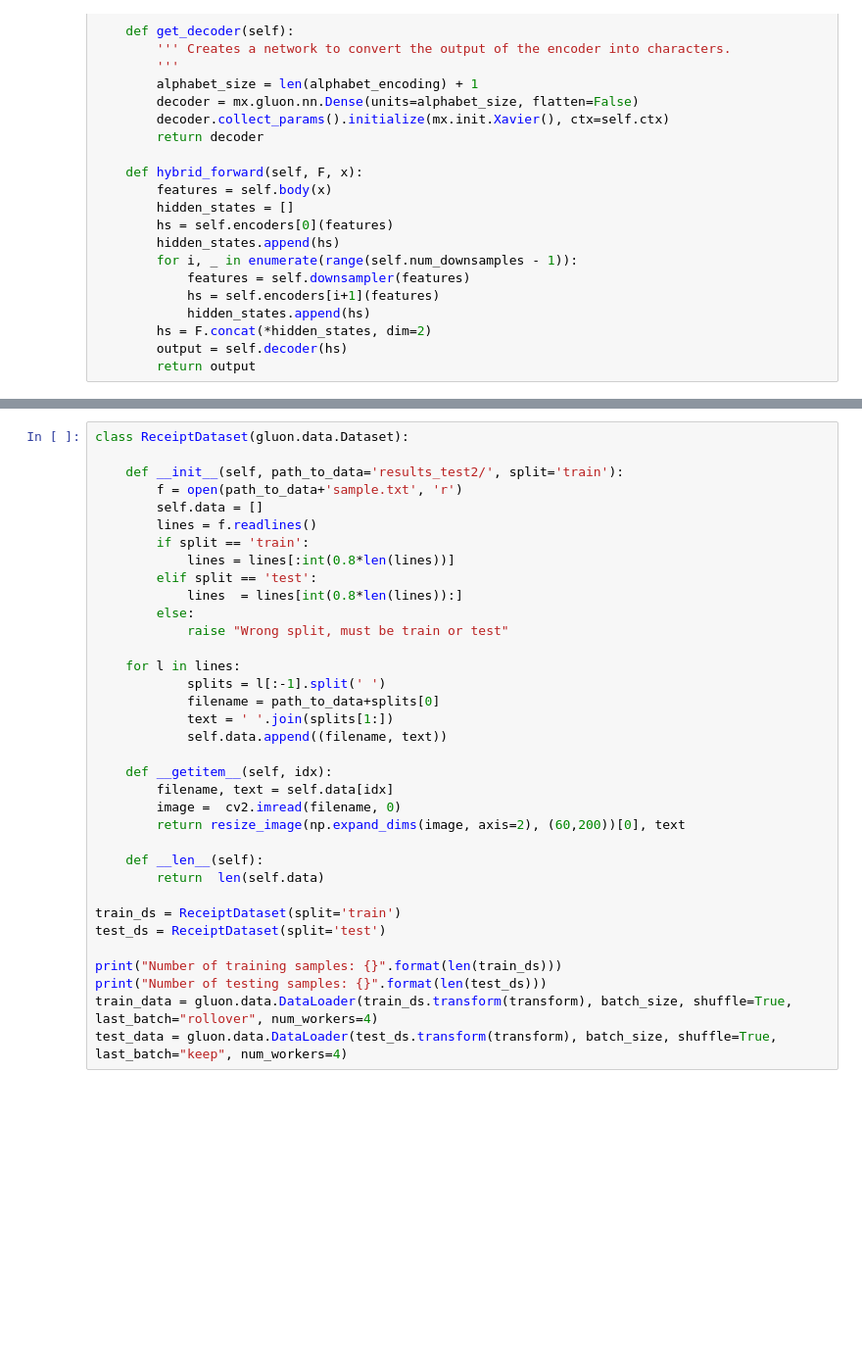
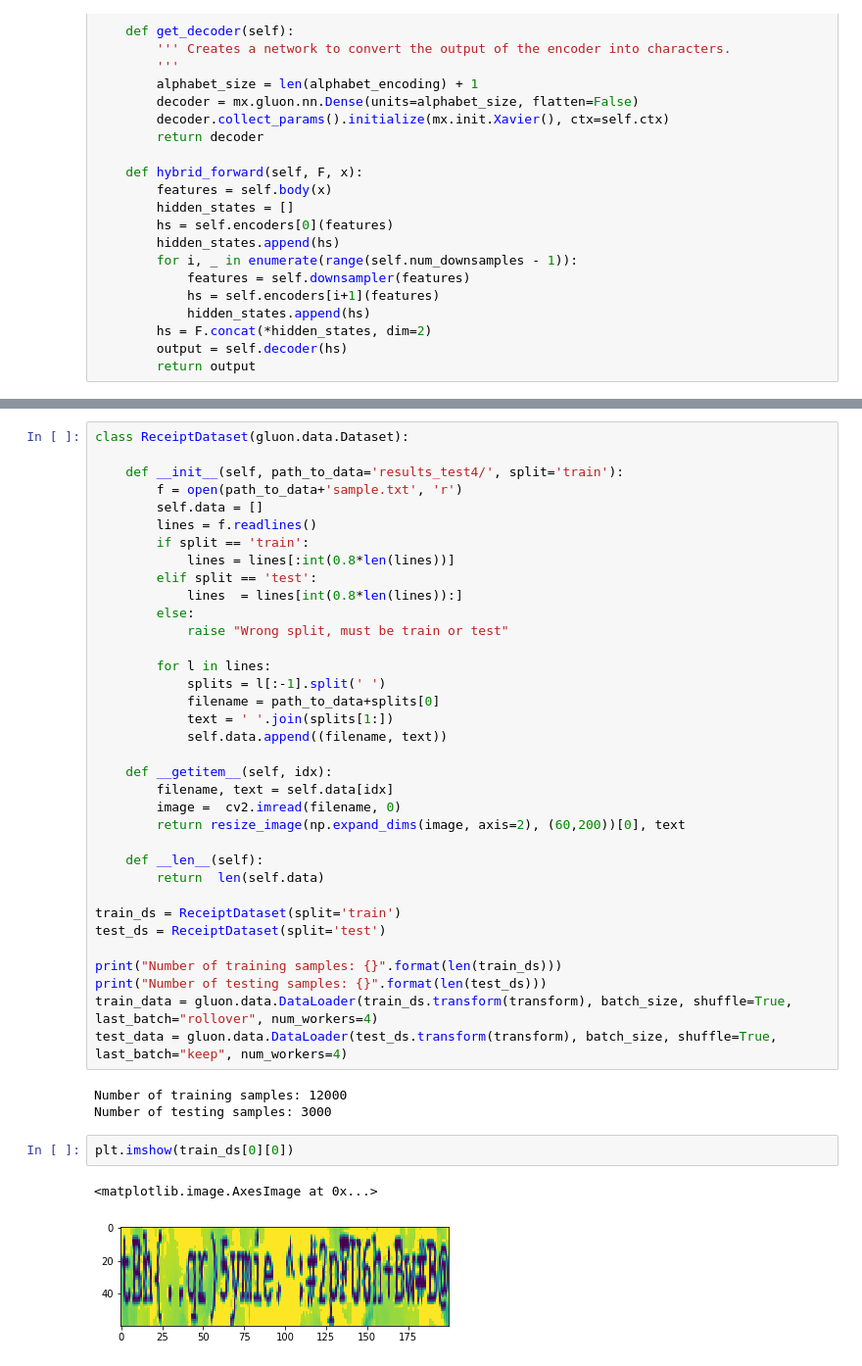
Before and after one commit to sandeepkundala/Text-recognition-for-apache-mxnet, a Jupyter notebook: 3b_text_recon.ipynb, the cells around one changed output, grey strips where cells are left out. Shown at 98% size. Cells and saved outputs as stored; diff of their text form; blank space fills up the shorter version.

```diff
--- a/3b_text_recon.ipynb
+++ b/3b_text_recon.ipynb
@@ -278,7 +278,7 @@ checkpoint_name = "handwriting.params"
 # %%
 class ReceiptDataset(gluon.data.Dataset):
 
-    def __init__(self, path_to_data='results_test2/', split='train'):
+    def __init__(self, path_to_data='results_test4/', split='train'):
         f = open(path_to_data+'sample.txt', 'r')
         self.data = []
         lines = f.readlines()
@@ -289,7 +289,7 @@ class ReceiptDataset(gluon.data.Dataset):
         else:
             raise "Wrong split, must be train or test"
 
-    for l in lines:
+        for l in lines:
             splits = l[:-1].split(' ')
             filename = path_to_data+splits[0]
             text = ' '.join(splits[1:])
@@ -310,4 +310,12 @@ print("Number of training samples: {}".format(len(train_ds)))
 print("Number of testing samples: {}".format(len(test_ds)))
 train_data = gluon.data.DataLoader(train_ds.transform(transform), batch_size, shuffle=True, last_batch="rollover", num_workers=4)
 test_data = gluon.data.DataLoader(test_ds.transform(transform), batch_size, shuffle=True, last_batch="keep", num_workers=4)
+# %% [output]
+Number of training samples: 12000
+Number of testing samples: 3000
+# %%
+plt.imshow(train_ds[0][0])
+# %% [output]
+<matplotlib.image.AxesImage at 0x...>
+[figure, added]
 # %%
```
Also changed, not shown: parts of 12 cells of this notebook.
